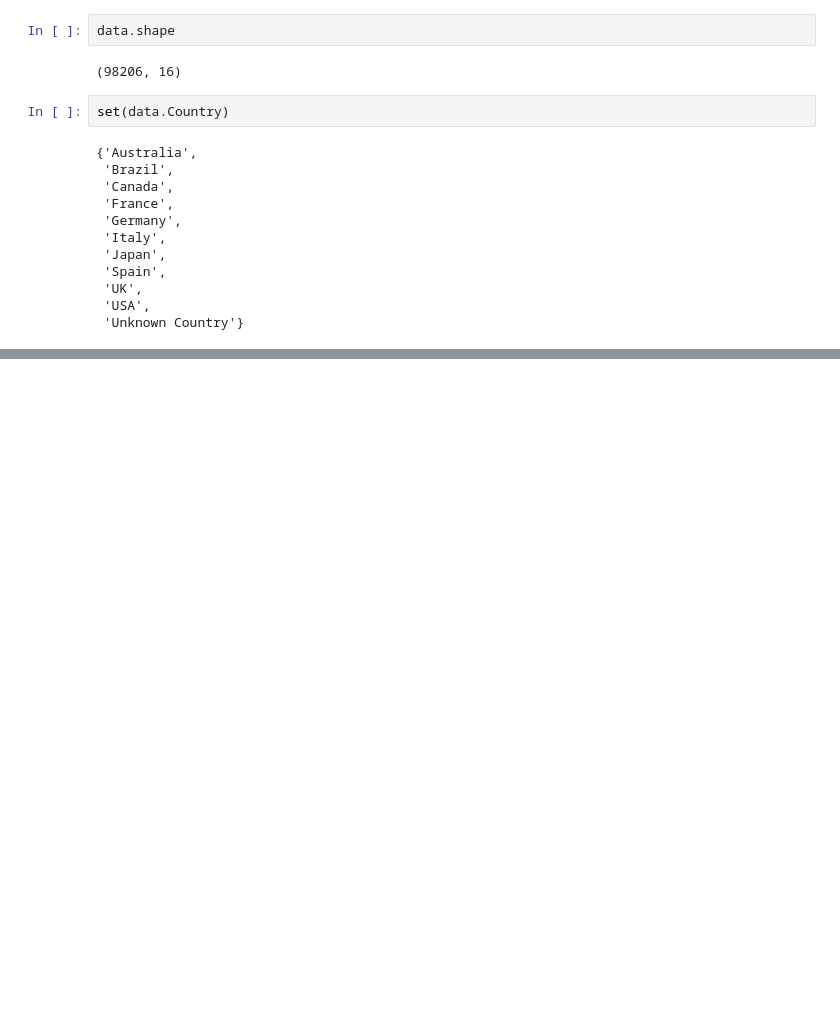
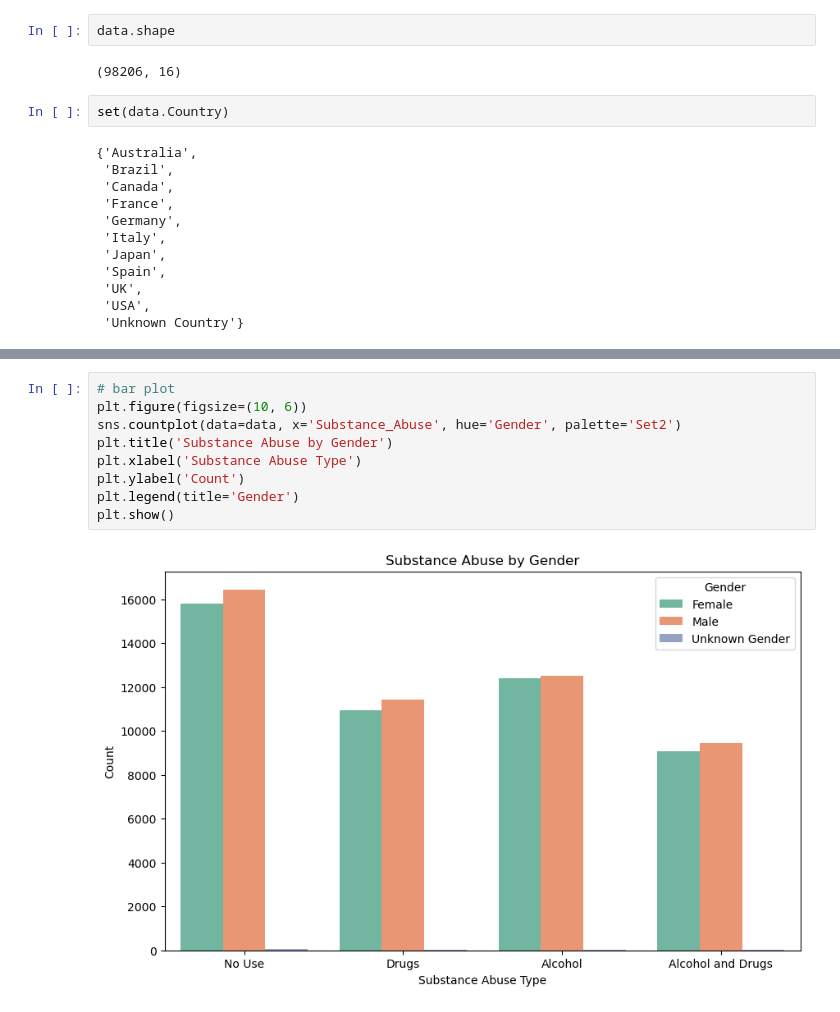
Before and after one commit to HafezAghili/drug-and-alcohol-abuse---data-analysis, a Jupyter notebook: Drug and alcohol abuse - data analysis.ipynb, the cells around one changed output, grey strips where cells are left out. Cells and saved outputs as stored; diff of their text form; blank space fills up the shorter version.

```diff
--- a/Drug and alcohol abuse - data analysis.ipynb
+++ b/Drug and alcohol abuse - data analysis.ipynb
@@ -298,0 +350,11 @@ set(data.Country)
+# %%
+# bar plot
+plt.figure(figsize=(10, 6))
+sns.countplot(data=data, x='Substance_Abuse', hue='Gender', palette='Set2')
+plt.title('Substance Abuse by Gender')
+plt.xlabel('Substance Abuse Type')
+plt.ylabel('Count')
+plt.legend(title='Gender')
+plt.show()
+# %% [output]
+[figure, added]
```
Also changed, not shown: parts of 13 cells of this notebook.
